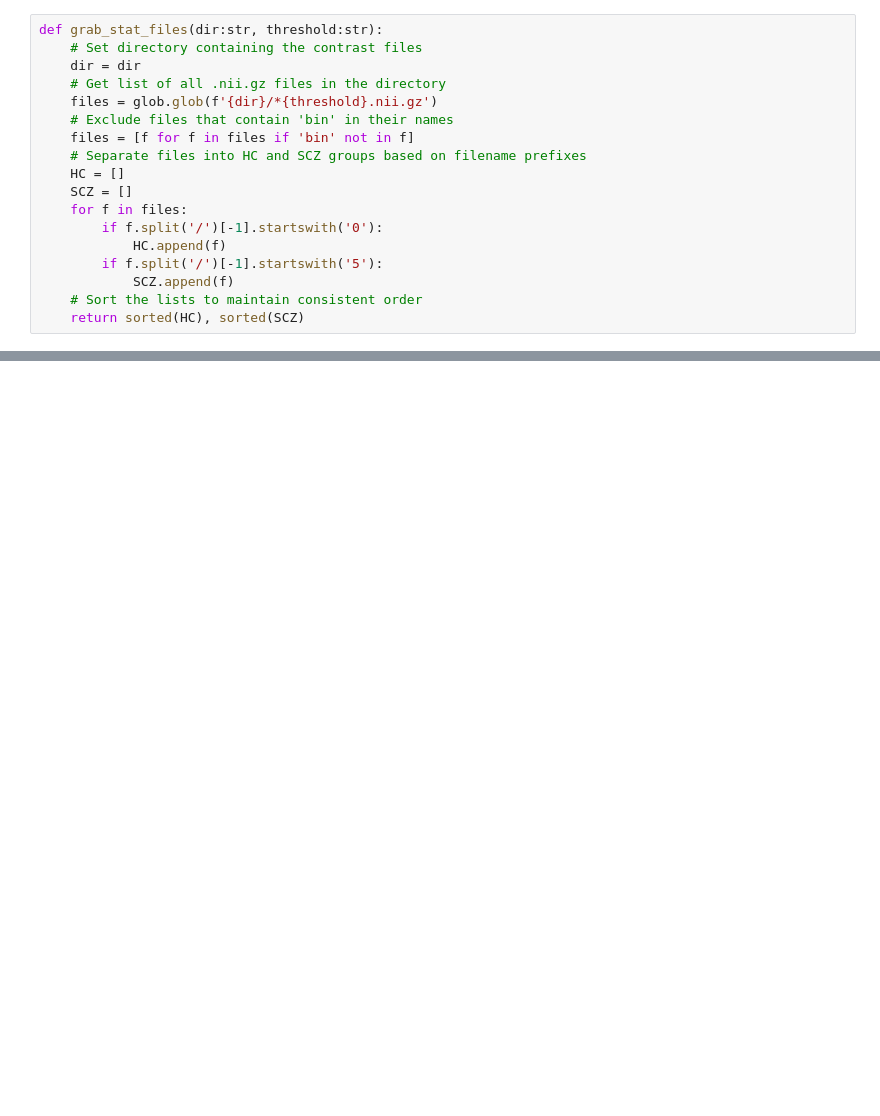
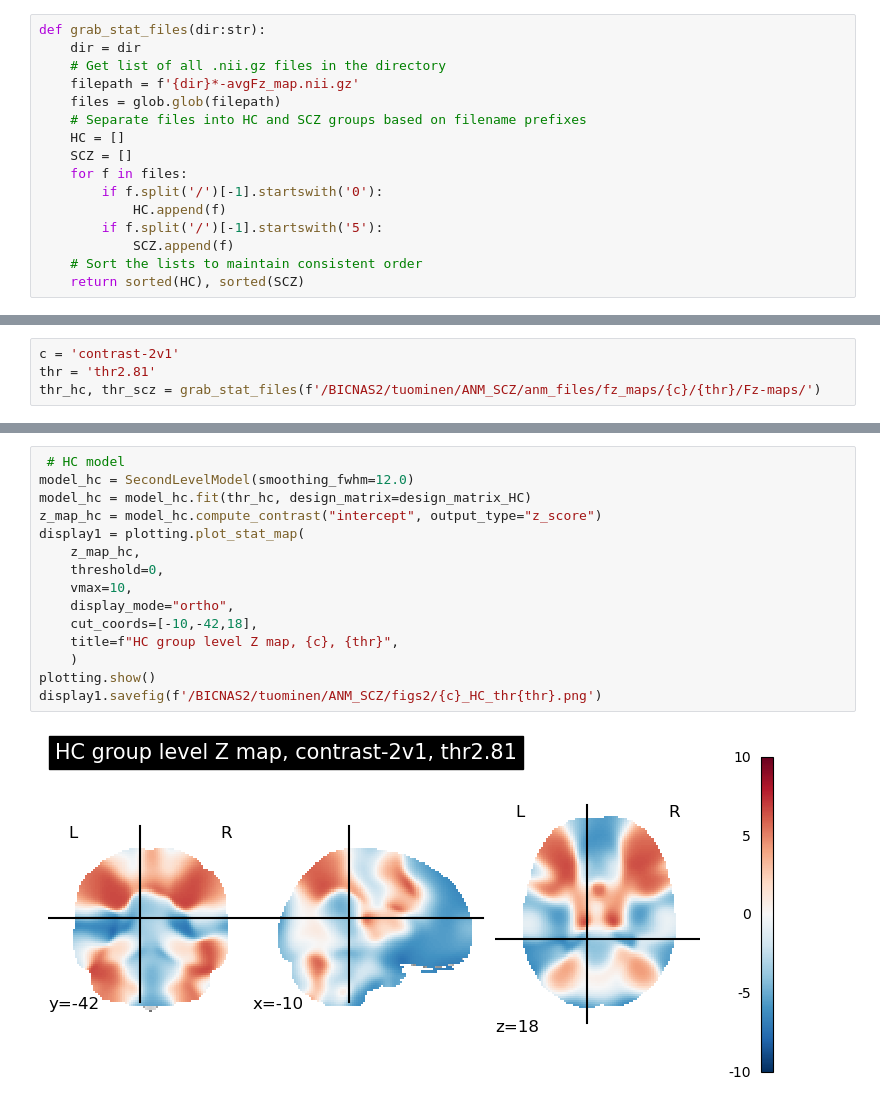
Before and after one commit to ltuominen/ANM_SCZ, a Jupyter notebook: code/stats.ipynb, the cells around one changed output, grey strips where cells are left out. Cells and saved outputs as stored; diff of their text form; blank space fills up the shorter version.

```diff
--- a/code/stats.ipynb
+++ b/code/stats.ipynb
@@ -7,11 +8,9 @@ from nilearn.glm.second_level import SecondLevelModel
 # %%
-def grab_stat_files(dir:str, threshold:str):
-    # Set directory containing the contrast files
+def grab_stat_files(dir:str):
     dir = dir
     # Get list of all .nii.gz files in the directory
-    files = glob.glob(f'{dir}/*{threshold}.nii.gz')
-    # Exclude files that contain 'bin' in their names
-    files = [f for f in files if 'bin' not in f]
+    filepath = f'{dir}*-avgFz_map.nii.gz'
+    files = glob.glob(filepath)
     # Separate files into HC and SCZ groups based on filename prefixes
     HC = []
     SCZ = []
@@ -86,0 +24,4 @@ for c in ['contrast_1v0','contrast_2v1','contrast_2v0']:
+# %%
+c = 'contrast-2v1'
+thr = 'thr2.81'
+thr_hc, thr_scz = grab_stat_files(f'/BICNAS2/tuominen/ANM_SCZ/anm_files/fz_maps/{c}/{thr}/Fz-maps/')
@@ -86,0 +54,17 @@ for c in ['contrast_1v0','contrast_2v1','contrast_2v0']:
+# %%
+ # HC model
+model_hc = SecondLevelModel(smoothing_fwhm=12.0)
+model_hc = model_hc.fit(thr_hc, design_matrix=design_matrix_HC)
+z_map_hc = model_hc.compute_contrast("intercept", output_type="z_score")
+display1 = plotting.plot_stat_map(
+    z_map_hc,
+    threshold=0,
+    vmax=10,
+    display_mode="ortho",
+    cut_coords=[-10,-42,18],
+    title=f"HC group level Z map, {c}, {thr}",
+    )
+plotting.show()
+display1.savefig(f'/BICNAS2/tuominen/ANM_SCZ/figs2/{c}_HC_thr{thr}.png')
+# %% [output]
+[figure, added]
```
Also changed, not shown: parts of 5 cells of this notebook.
